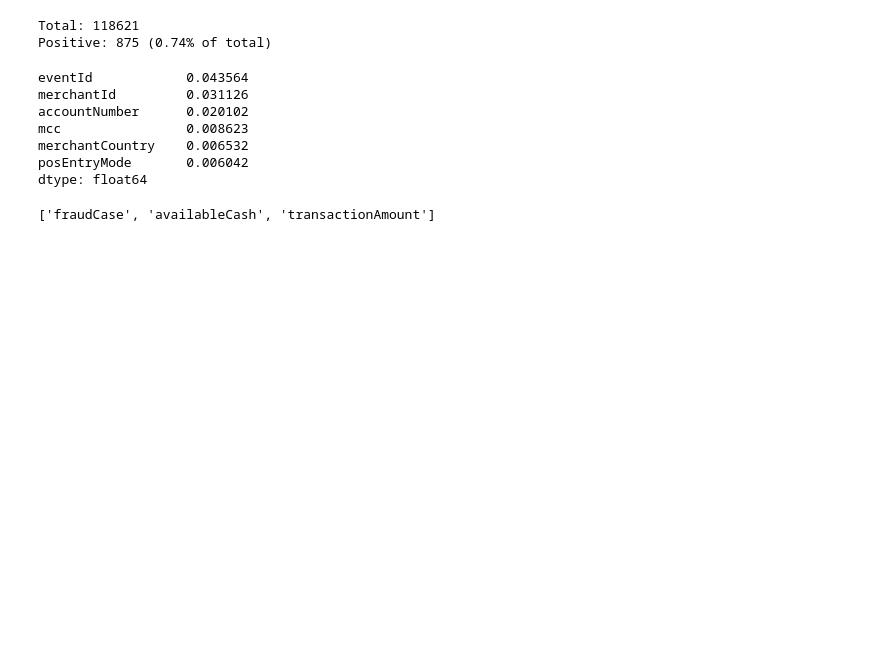
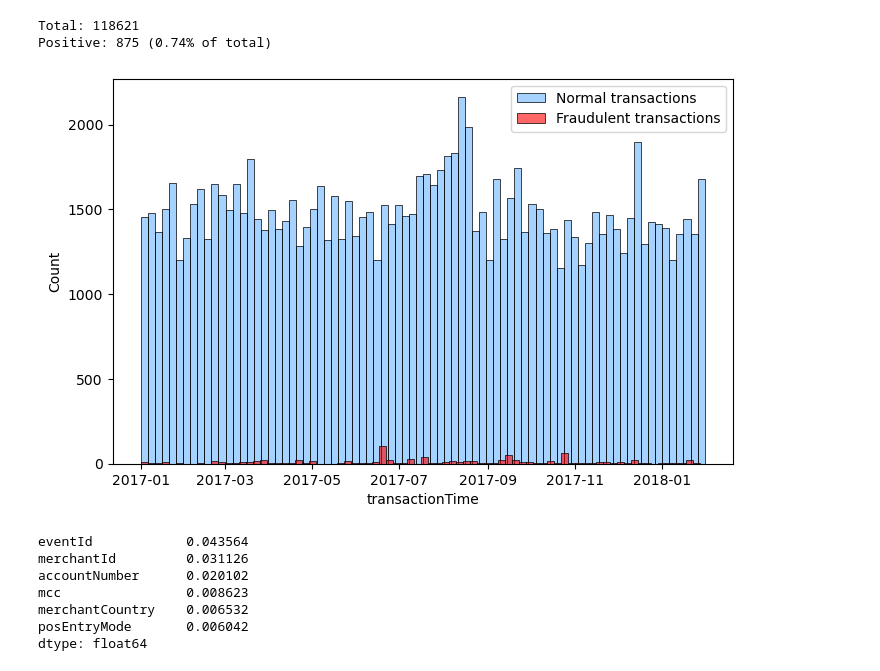
Before and after one commit to capac/credit-card-fraud-detection, a Jupyter notebook: test-assignment.ipynb, the cells around one changed output. Drawn from its saved outputs; the diff is of its cells as text; code cells hidden in the pictures; blank space fills up the shorter version.

Commit message:
Histogram of normal and fraudulent transactions

```diff
--- a/test-assignment.ipynb
+++ b/test-assignment.ipynb
@@ -159,6 +156,14 @@ print('Total: {}\nPositive: {} ({:.2f}% of total)\n'.format(
 # %% [output]
 Total: 118621
 Positive: 875 (0.74% of total)
+# %%
+fig, ax = plt.subplots(figsize=(8,5))
+transaction_df = data_df.transactionTime[data_df.fraudCase == 1]
+sns.histplot(data_df.transactionTime, bins=80, alpha=0.4, color='dodgerblue', ax=ax,label='Normal transactions')
+sns.histplot(transaction_df, bins=80, alpha=0.6, color='red', ax=ax, label='Fraudulent transactions')
+plt.legend();
+# %% [output]
+[figure, added]
 # %%
 def mutual_info(x):
     return mutual_info_score(x, data_df.fraudCase)
@@ -173,11 +180,6 @@ mcc                0.008623
 merchantCountry    0.006532
 posEntryMode       0.006042
 dtype: float64
-# %%
-numerical_list = list(set(data_df) - set(data_df.select_dtypes('datetime64[ns, UTC]')) - set(data_df.select_dtypes('object')))
-numerical_list
-# %% [output]
-['fraudCase', 'availableCash', 'transactionAmount']
 # %%
 data_df[numerical_list].corr()
 # %% [output]
```
Also changed, not shown: parts of 7 cells of this notebook.
